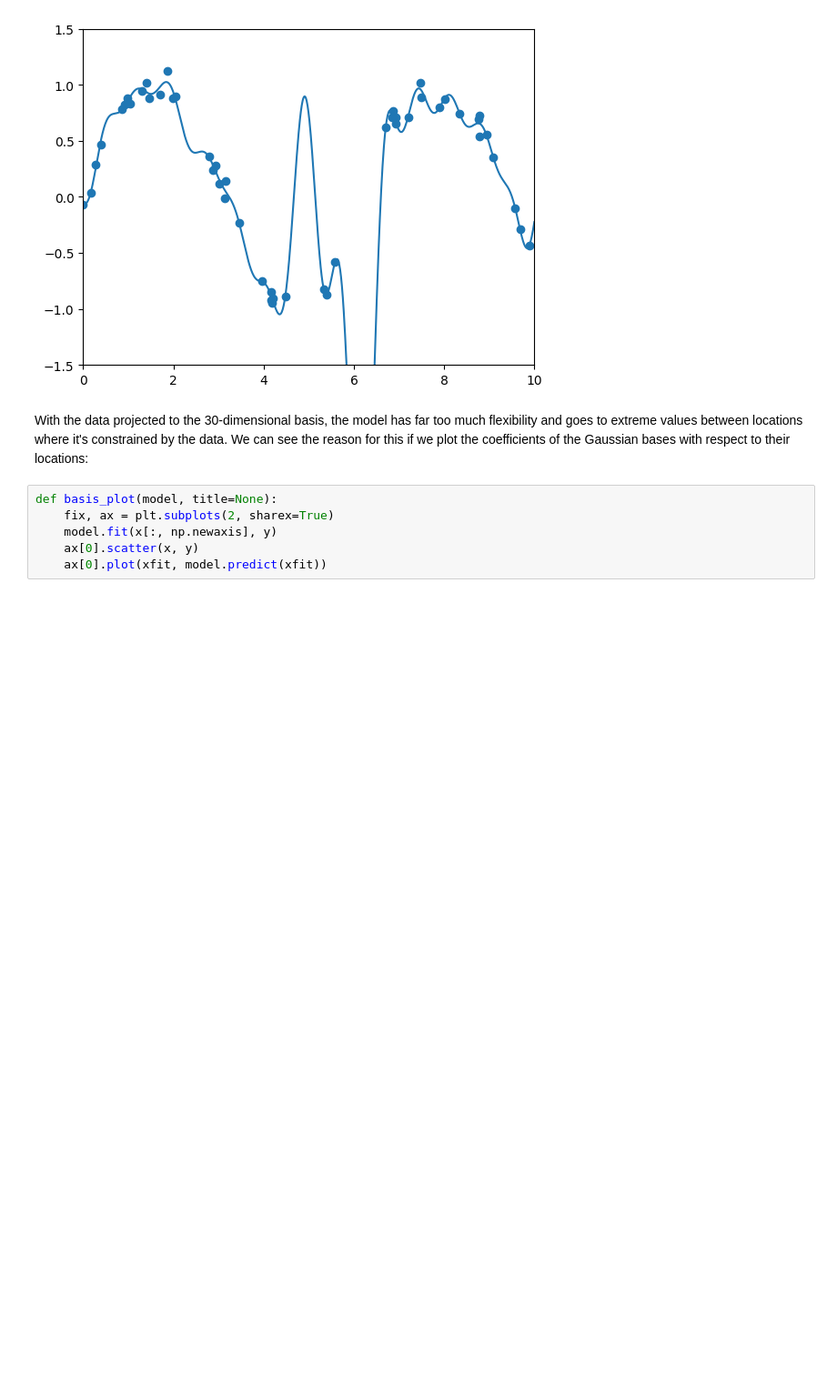
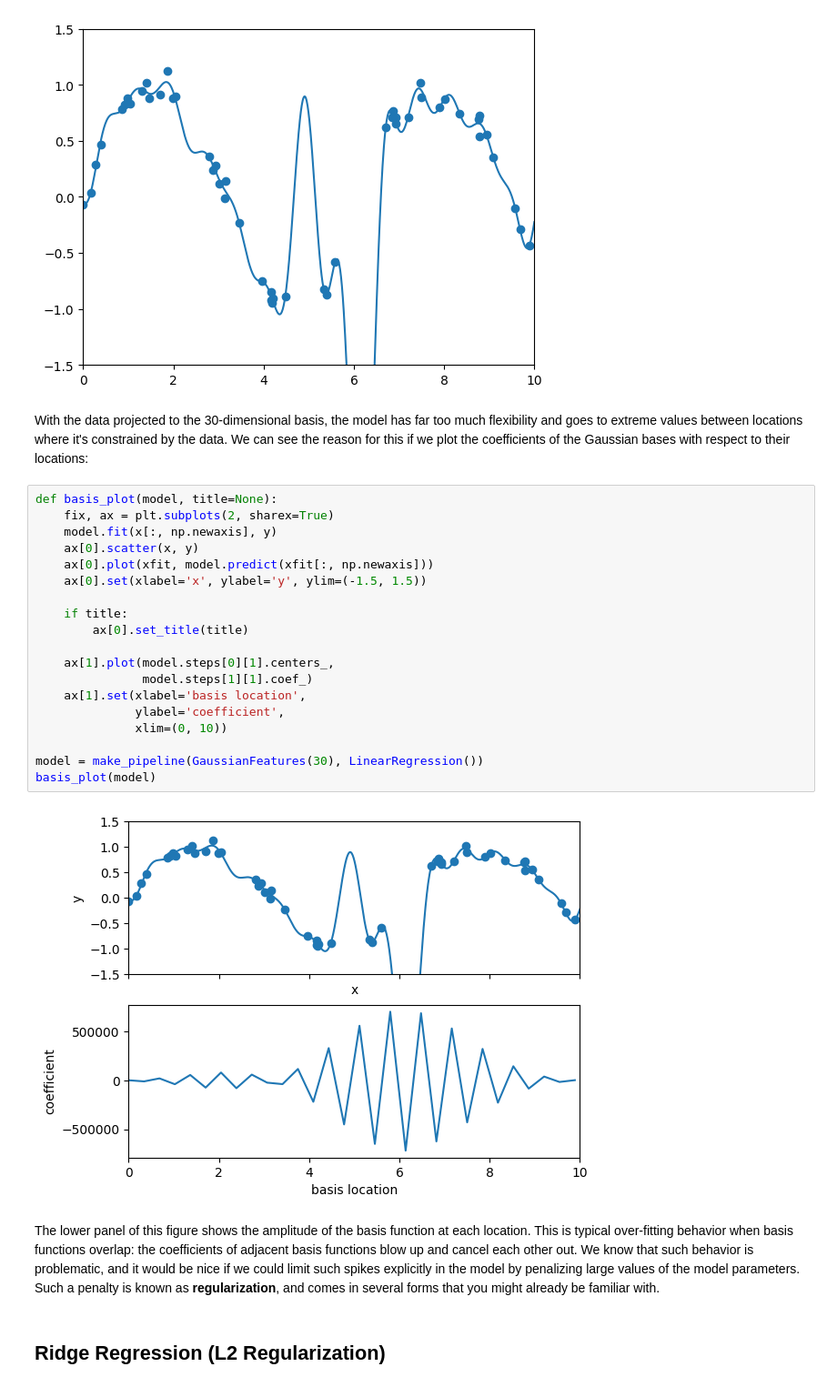
Before and after one commit to crdcamp/ml-learning-linear-regression-feature-engineering, a Jupyter notebook: 4_ feature_engineering_deep_dive.ipynb, the cells around one changed output. Shown at 91% size. Cells and saved outputs as stored; diff of their text form; blank space fills up the shorter version.

Commit message:
Notes on introduction to regularization

```diff
--- a/4_ feature_engineering_deep_dive.ipynb
+++ b/4_ feature_engineering_deep_dive.ipynb
@@ -193,6 +193,25 @@ With the data projected to the 30-dimensional basis, the model has far too much
 # %%
 def basis_plot(model, title=None):
     fix, ax = plt.subplots(2, sharex=True)
     model.fit(x[:, np.newaxis], y)
     ax[0].scatter(x, y)
-    ax[0].plot(xfit, model.predict(xfit))
+    ax[0].plot(xfit, model.predict(xfit[:, np.newaxis]))
+    ax[0].set(xlabel='x', ylabel='y', ylim=(-1.5, 1.5))
+
+    if title:
+        ax[0].set_title(title)
+
+    ax[1].plot(model.steps[0][1].centers_,
+               model.steps[1][1].coef_)
+    ax[1].set(xlabel='basis location',
+              ylabel='coefficient',
+              xlim=(0, 10))
+
+model = make_pipeline(GaussianFeatures(30), LinearRegression())
+basis_plot(model)
+# %% [output]
+[figure, added]
+# %% [markdown]
+The lower panel of this figure shows the amplitude of the basis function at each location. This is typical over-fitting behavior when basis functions overlap: the coefficients of adjacent basis functions blow up and cancel each other out. We know that such behavior is problematic, and it would be nice if we could limit such spikes explicitly in the model by penalizing large values of the model parameters. Such a penalty is known as **regularization**, and comes in several forms that you might already be familiar with.
+# %% [markdown]
+## Ridge Regression (L2 Regularization)
```
